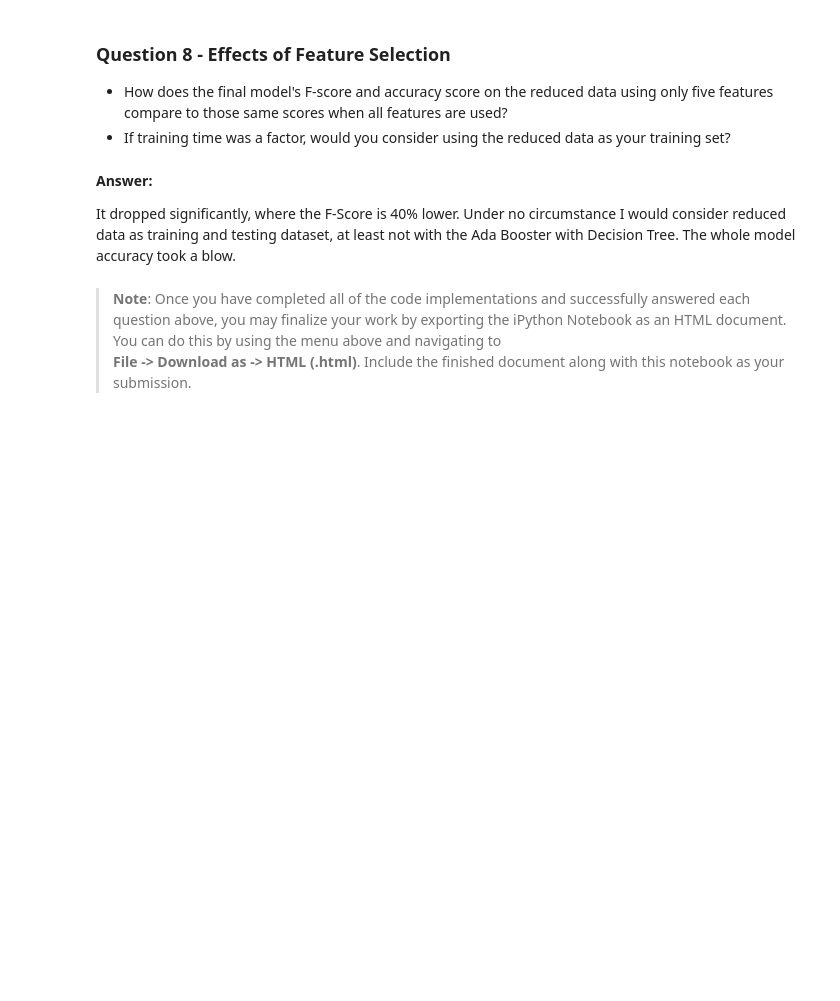
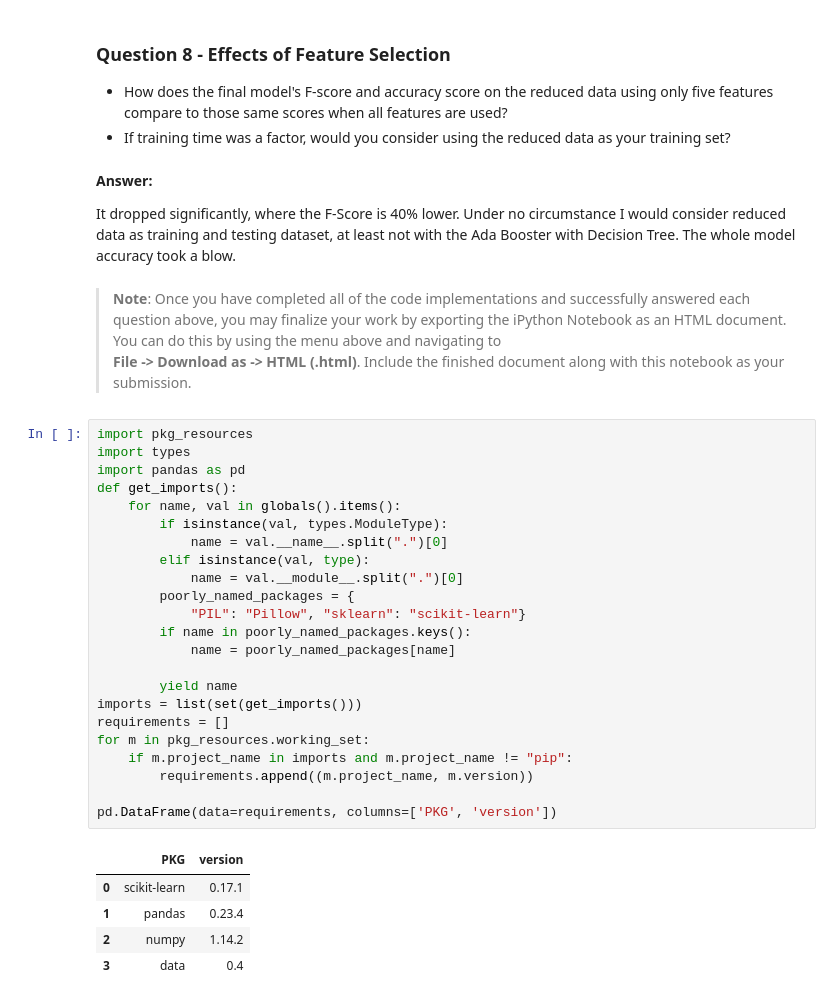
Before and after one commit to iDrwish/finding_donors, a Jupyter notebook: finding_donors.ipynb, the cells around one changed output. Drawn from its saved outputs; the diff is of its cells as text; blank space fills up the shorter version.

```diff
--- a/finding_donors.ipynb
+++ b/finding_donors.ipynb
@@ -714,3 +714,32 @@ It dropped significantly, where the F-Score is 40% lower. Under no circumstance
 # %% [markdown]
 > **Note**: Once you have completed all of the code implementations and successfully answered each question above, you may finalize your work by exporting the iPython Notebook as an HTML document. You can do this by using the menu above and navigating to
 **File -> Download as -> HTML (.html)**. Include the finished document along with this notebook as your submission.
+# %%
+import pkg_resources
+import types
+import pandas as pd
+def get_imports():
+    for name, val in globals().items():
+        if isinstance(val, types.ModuleType):
+            name = val.__name__.split(".")[0]
+        elif isinstance(val, type):
+            name = val.__module__.split(".")[0]
+        poorly_named_packages = {
+            "PIL": "Pillow", "sklearn": "scikit-learn"}
+        if name in poorly_named_packages.keys():
+            name = poorly_named_packages[name]
+
+        yield name
+imports = list(set(get_imports()))
+requirements = []
+for m in pkg_resources.working_set:
+    if m.project_name in imports and m.project_name != "pip":
+        requirements.append((m.project_name, m.version))
+
+pd.DataFrame(data=requirements, columns=['PKG', 'version'])
+# %% [output]
+|  | PKG | version |
+| 0 | scikit-learn | 0.17.1 |
+| 1 | pandas | 0.23.4 |
+| 2 | numpy | 1.14.2 |
+| 3 | data | 0.4 |
```
